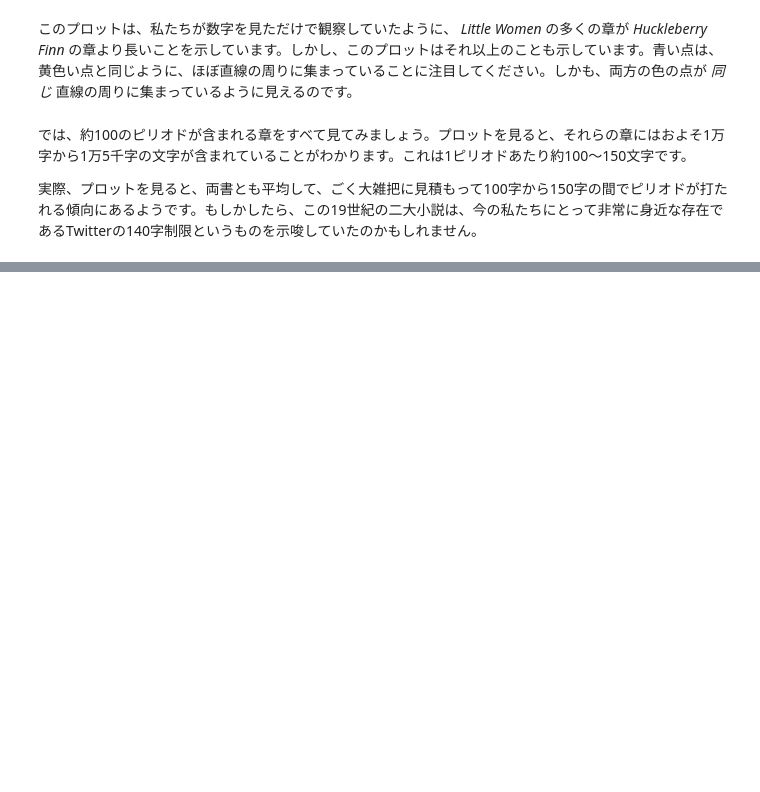
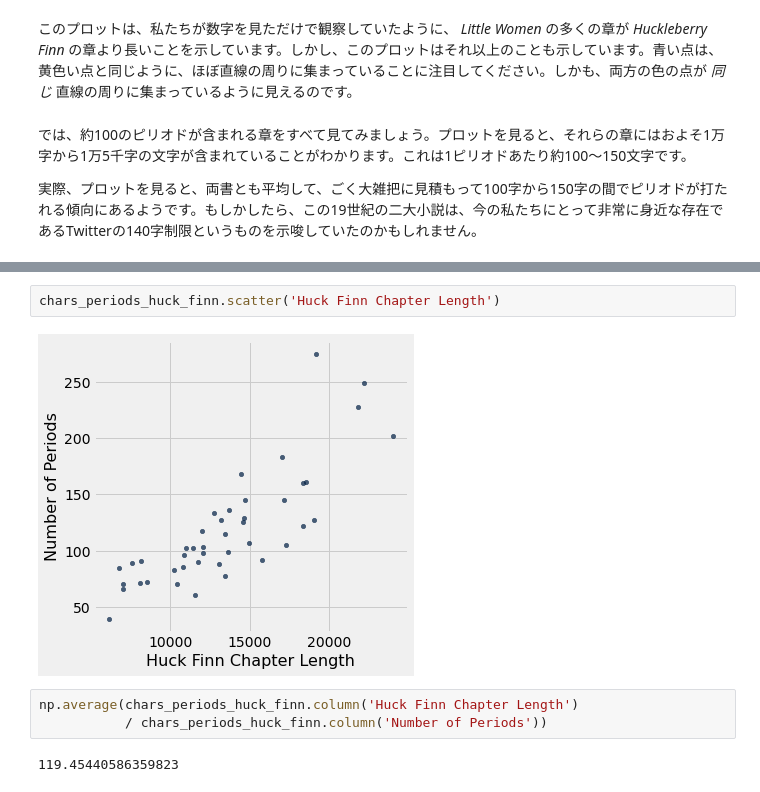
Before and after one commit to Cloudedu-Osaka/textbook, a Jupyter notebook: _build/jupyter_execute/chapters/01/3/2/Another_Kind_Of_Character.ipynb, the cells around one changed output, grey strips where cells are left out. Saved outputs shown, nothing was run; the diff lists cells and outputs as text; blank space fills up the shorter version.

```diff
--- a/_build/jupyter_execute/chapters/01/3/2/Another_Kind_Of_Character.ipynb
+++ b/_build/jupyter_execute/chapters/01/3/2/Another_Kind_Of_Character.ipynb
@@ -119,0 +209,9 @@ plots.ylabel('Number of characters in chapter');
+# %%
+chars_periods_huck_finn.scatter('Huck Finn Chapter Length')
+# %% [output]
+[figure, added]
+# %%
+np.average(chars_periods_huck_finn.column('Huck Finn Chapter Length')
+           / chars_periods_huck_finn.column('Number of Periods'))
+# %% [output]
+119.45440586359823
```
Also changed, not shown: parts of 9 cells of this notebook, 38 other files.
